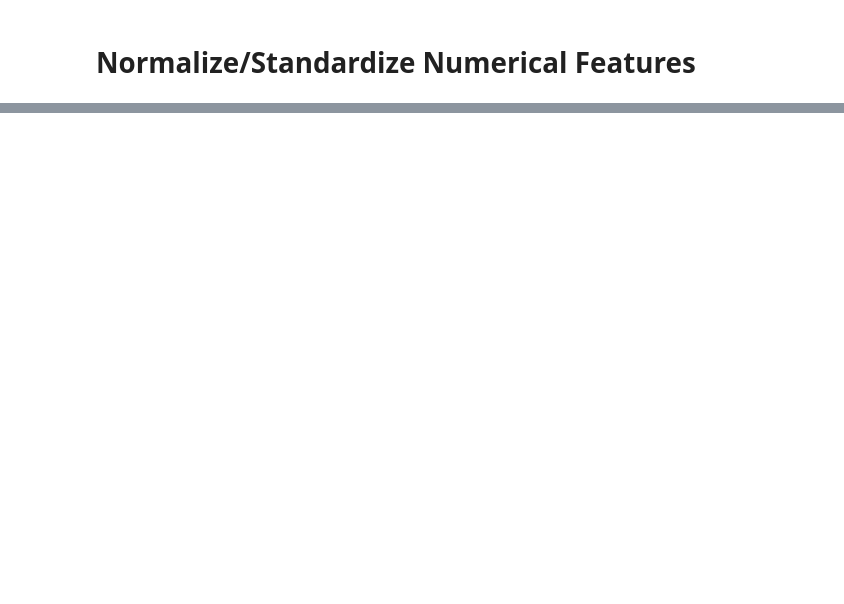
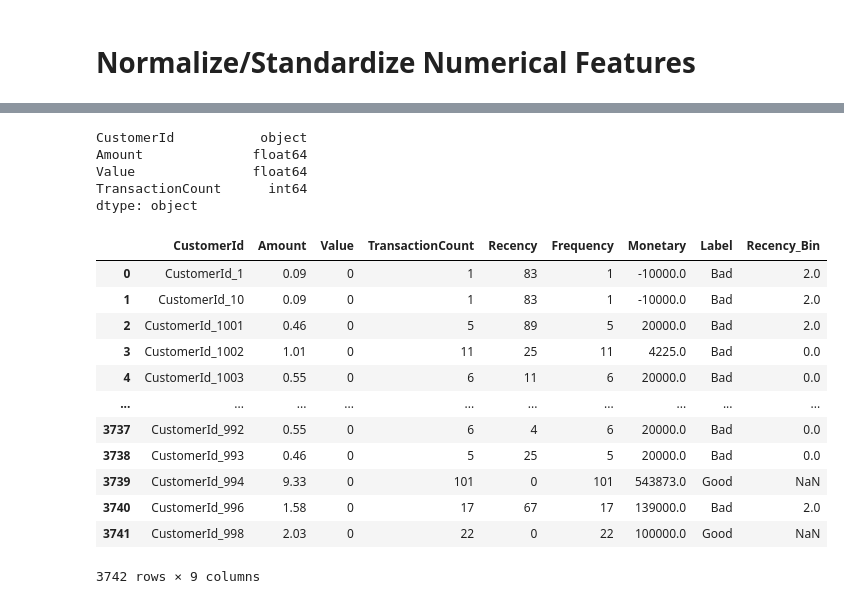
Before and after one commit to nadianesib4334/Bati_Bank_finance_Institute_-credit_score_analysis-edit, a Jupyter notebook: EDA.ipynb, the cells around one changed output, grey strips where cells are left out. Saved outputs shown, nothing was run; the diff lists cells and outputs as text; code cells hidden in the pictures; blank space fills up the shorter version.

```diff
--- a/EDA.ipynb
+++ b/EDA.ipynb
@@ -818,0 +912,7 @@ rfms[['CustomerId', 'Recency', 'Frequency', 'Monetary', 'Cluster', 'Risk_Label']
+# %%
+# Group by CustomerId and aggregate
+aggregated_encoded = encoded_data.groupby('CustomerId').agg({
+    'Amount': 'sum',           # Keep as float for amounts
+    'Value': 'sum',            # Assuming you want the total of Value as well, adjust as needed
+    'TransactionCount': 'count' # This should also be an int64
+}).reset_index()
@@ -818,0 +935,2 @@ rfms[['CustomerId', 'Recency', 'Frequency', 'Monetary', 'Cluster', 'Risk_Label']
+# %%
+aggregated_encoded['Amount'] = aggregated_encoded['Amount'].round(2)
@@ -818,0 +953,32 @@ rfms[['CustomerId', 'Recency', 'Frequency', 'Monetary', 'Cluster', 'Risk_Label']
+# %%
+# Check data types
+print(aggregated_encoded.dtypes)
+
+# Ensure Amount is float and Value is int64
+aggregated_encoded['Amount'] = aggregated_encoded['Amount'].astype(float)
+aggregated_encoded['Value'] = aggregated_encoded['Value'].astype('int64')
+# %% [output]
+CustomerId           object
+Amount              float64
+Value               float64
+TransactionCount      int64
+dtype: object
+# %%
+# Merging the DataFrames on 'CustomerId'
+merged_encoded = pd.merge(aggregated_encoded, rfms, on='CustomerId', how='left')  # Use 'inner', 'outer', or 'left' as needed
+# %%
+merged_encoded
+# %% [output]
+|  | CustomerId | Amount | Value | TransactionCount | Recency | Frequency | Monetary | Label | Recency_Bin |
+| 0 | CustomerId_1 | 0.09 | 0 | 1 | 83 | 1 | -10000.0 | Bad | 2.0 |
+| 1 | CustomerId_10 | 0.09 | 0 | 1 | 83 | 1 | -10000.0 | Bad | 2.0 |
+| 2 | CustomerId_1001 | 0.46 | 0 | 5 | 89 | 5 | 20000.0 | Bad | 2.0 |
+| 3 | CustomerId_1002 | 1.01 | 0 | 11 | 25 | 11 | 4225.0 | Bad | 0.0 |
+| 4 | CustomerId_1003 | 0.55 | 0 | 6 | 11 | 6 | 20000.0 | Bad | 0.0 |
+| ... | ... | ... | ... | ... | ... | ... | ... | ... | ... |
+| 3737 | CustomerId_992 | 0.55 | 0 | 6 | 4 | 6 | 20000.0 | Bad | 0.0 |
+| 3738 | CustomerId_993 | 0.46 | 0 | 5 | 25 | 5 | 20000.0 | Bad | 0.0 |
+| 3739 | CustomerId_994 | 9.33 | 0 | 101 | 0 | 101 | 543873.0 | Good | NaN |
+| 3740 | CustomerId_996 | 1.58 | 0 | 17 | 67 | 17 | 139000.0 | Bad | 2.0 |
+| 3741 | CustomerId_998 | 2.03 | 0 | 22 | 0 | 22 | 100000.0 | Good | NaN |
+3742 rows × 9 columns
```
Also changed, not shown: parts of 116 cells of this notebook.
